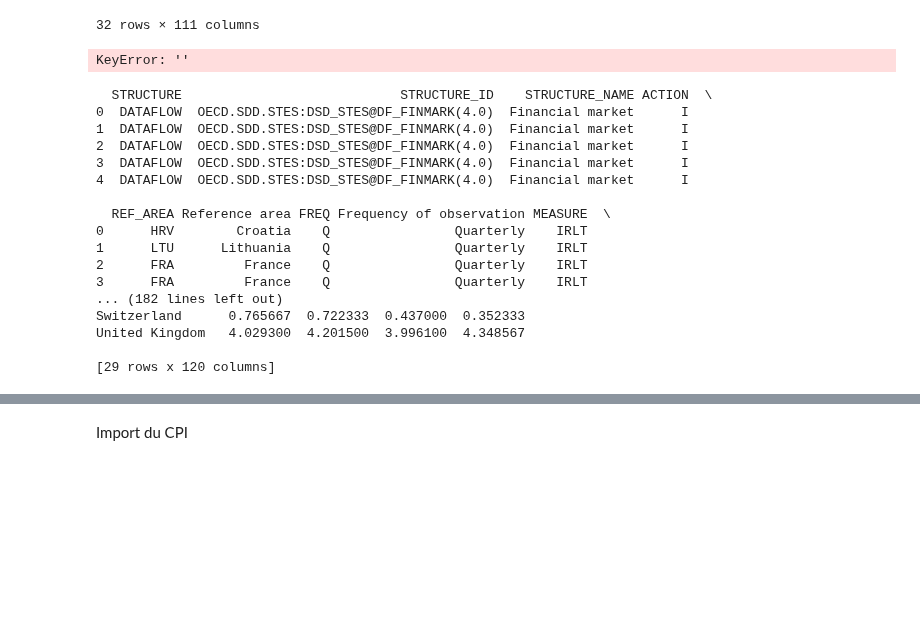
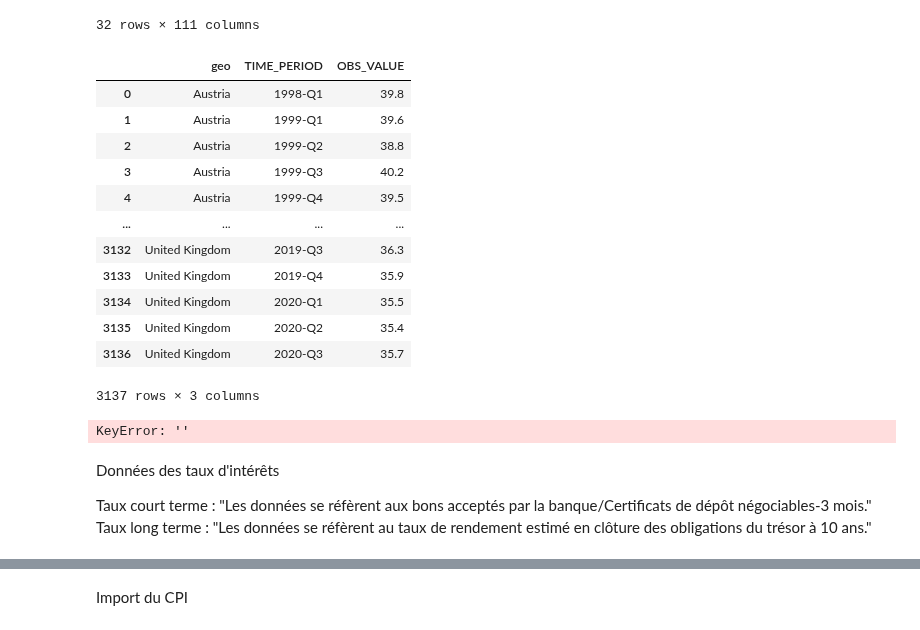
Before and after one commit to enriquealarcon01/Stat-App, a Jupyter notebook: Stat'App- test données.ipynb, the cells around one changed output, grey strips where cells are left out. Saved outputs shown, nothing was run; the diff lists cells and outputs as text; code cells hidden in the pictures; blank space fills up the shorter version.

```diff
--- a/Stat'App- test données.ipynb
+++ b/Stat'App- test données.ipynb
@@ -251,6 +245,29 @@ df_working_hours_pivot_eurostat
 | Türkiye | NaN | NaN | NaN | NaN | NaN | NaN | NaN | NaN | NaN | NaN | ... | ... |
 | United Kingdom | NaN | 36.5 | NaN | NaN | NaN | 36.3 | 37.2 | 37.1 | 35.6 | 36.1 | ... | ... |
 32 rows × 111 columns
+# %%
+#J'essaye de merger les données de working hours d'une autre façon, car je veux les données en format long
+
+# suppression des données de 2008 dans un des deux df car elles sont dans des deux
+df_working_hours_selected_eurostat_2 = df_working_hours_selected_eurostat_2[~df_working_hours_selected_eurostat_2['TIME_PERIOD'].isin(['2008-Q1', '2008-Q2', '2008-Q3', '2008-Q4'])]
+
+#merger les deux l'un en dessous de l'autre
+df_working_hours_long_eurostat = pd.concat([df_working_hours_selected_eurostat_2, df_working_hours_selected_eurostat_1], ignore_index="TRUE")
+df_working_hours_long_eurostat
+# %% [output]
+|  | geo | TIME_PERIOD | OBS_VALUE |
+| 0 | Austria | 1998-Q1 | 39.8 |
+| 1 | Austria | 1999-Q1 | 39.6 |
+| 2 | Austria | 1999-Q2 | 38.8 |
+| 3 | Austria | 1999-Q3 | 40.2 |
+| 4 | Austria | 1999-Q4 | 39.5 |
+| ... | ... | ... | ... |
+| 3132 | United Kingdom | 2019-Q3 | 36.3 |
+| 3133 | United Kingdom | 2019-Q4 | 35.9 |
+| 3134 | United Kingdom | 2020-Q1 | 35.5 |
+| 3135 | United Kingdom | 2020-Q2 | 35.4 |
+| 3136 | United Kingdom | 2020-Q3 | 35.7 |
+3137 rows × 3 columns
 # %%
 #Tentative: union des deux jeux de données
 
@@ -272,6 +289,11 @@ J'avais pensé à utiliser les données annuelles de Eurostat
 '''
 # %% [output]
 KeyError: ''
+# %% [markdown]
+Données des taux d'intérêts
+
+Taux court terme : "Les données se réfèrent aux bons acceptés par la banque/Certificats de dépôt négociables-3 mois."
+Taux long terme : "Les données se réfèrent au taux de rendement estimé en clôture des obligations du trésor à 10 ans."
 # %%
 # Pour le long terme (une possibilité): Long term interest rates
 # source: https://data-explorer.oecd.org/vis?lc=en&pg=0&tm=LONG-TERM%20INTEREST&snb=21&vw=tb&df[ds]=dsDisseminateFinalDMZ&df[id]=DSD_STES%40DF_FINMARK&df[ag]=OECD.SDD.STES&df[vs]=4.0&dq=GBR%2BROU%2BHRV%2BBGR%2BESP%2BTUR%2BCHE%2BSWE%2BSVN%2BSVK%2BPRT%2BPOL%2BNOR%2BNLD%2BLUX%2BLTU%2BLVA%2BITA%2BIRL%2BISL%2BHUN%2BGRC%2BDEU%2BFRA%2BFIN%2BEST%2BDNK%2BCZE%2BBEL%2BAUT%2BAUS.Q.IRLT.PA.....&to[TIME_PERIOD]=false&pd=1995-Q1%2C
@@ -282,6 +304,8 @@ df_LT_IR=pd.read_csv('Données_extraites/Long_term_IR_OCDE.csv', encoding='utf-8
 
 # Choix des colonnes rélévantes
 df_LT_IR_selected = df_LT_IR[['Reference area', 'TIME_PERIOD', 'OBS_VALUE']]
+df_LT_IR = df_LT_IR_selected
+df_LT_IR
 #print(df_LT_IR.head())
 
 # Obtention des données de panel
@@ -289,23 +313,5 @@ df_LT_IR_pivot = df_LT_IR_selected.pivot_table(index='Reference area', columns='
 
 # Vérification
 #print(df_LT_IR_pivot.head())
-df_LT_IR_pivot
+#df_LT_IR_pivot
-# %% [output]
-  STRUCTURE                            STRUCTURE_ID    STRUCTURE_NAME ACTION  \
-0  DATAFLOW  OECD.SDD.STES:DSD_STES@DF_FINMARK(4.0)  Financial market      I
-1  DATAFLOW  OECD.SDD.STES:DSD_STES@DF_FINMARK(4.0)  Financial market      I
-2  DATAFLOW  OECD.SDD.STES:DSD_STES@DF_FINMARK(4.0)  Financial market      I
-3  DATAFLOW  OECD.SDD.STES:DSD_STES@DF_FINMARK(4.0)  Financial market      I
-4  DATAFLOW  OECD.SDD.STES:DSD_STES@DF_FINMARK(4.0)  Financial market      I
-
-  REF_AREA Reference area FREQ Frequency of observation MEASURE  \
-0      HRV        Croatia    Q                Quarterly    IRLT
-1      LTU      Lithuania    Q                Quarterly    IRLT
-2      FRA         France    Q                Quarterly    IRLT
-3      FRA         France    Q                Quarterly    IRLT
-... (182 lines left out)
-Switzerland      0.765667  0.722333  0.437000  0.352333
-United Kingdom   4.029300  4.201500  3.996100  4.348567
-
-[29 rows x 120 columns]
 # %%
```
Also changed, not shown: parts of 13 cells of this notebook.
